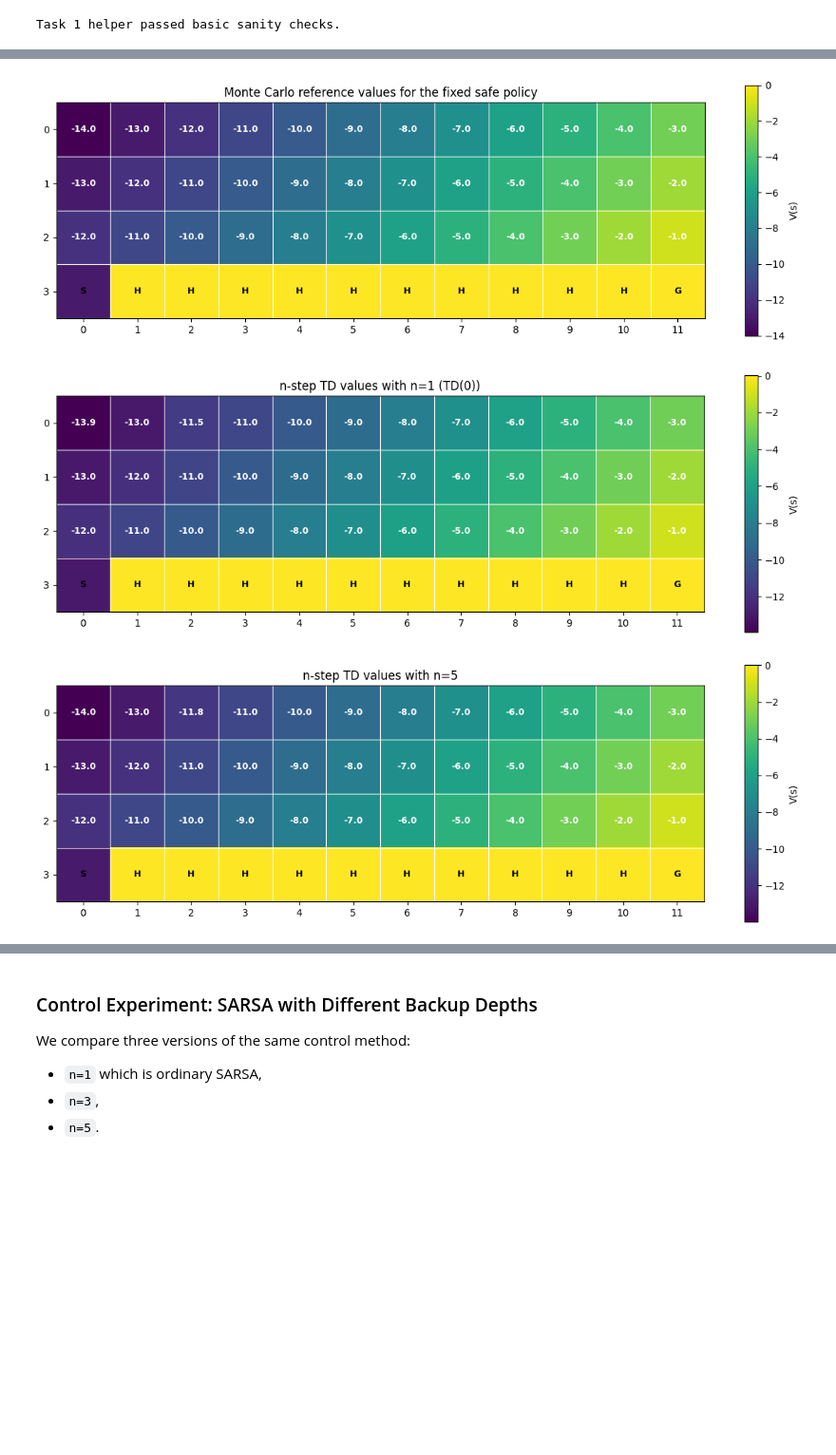
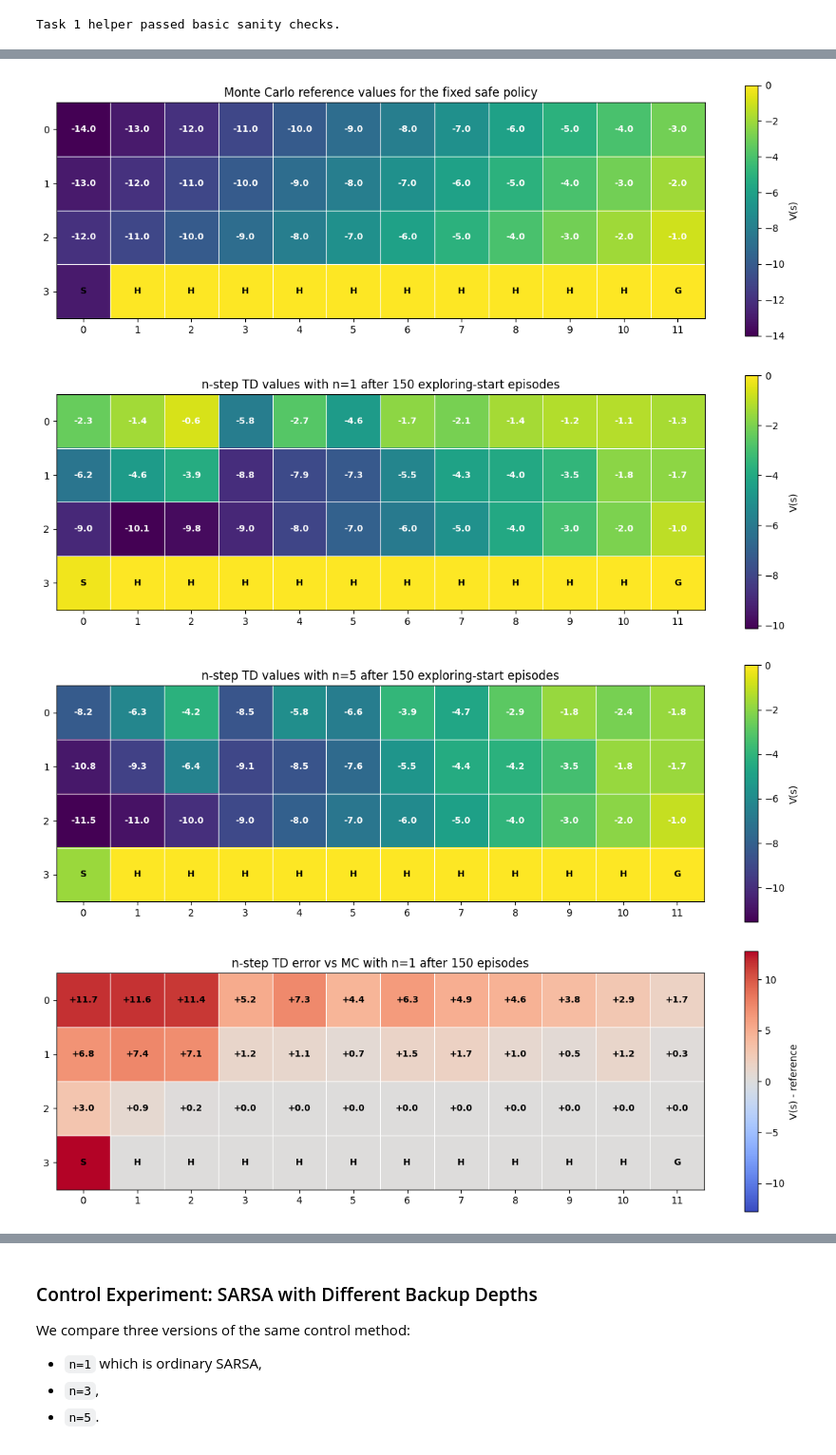
Before and after one commit to BartaZoltan/deep-reinforcement-learning-course, a Jupyter notebook: notebooks/sessions/5_n_step_td_eligibility_traces/n_step_td_eligibility_traces.ipynb, the cells around one changed output, grey strips where cells are left out. Shown at 95% size. Saved outputs shown, nothing was run; the diff lists cells and outputs as text; code cells hidden in the pictures; blank space fills up the shorter version.

Commit message:
Added session 5

```diff
--- a/notebooks/sessions/5_n_step_td_eligibility_traces/n_step_td_eligibility_traces.ipynb
+++ b/notebooks/sessions/5_n_step_td_eligibility_traces/n_step_td_eligibility_traces.ipynb
@@ -81,9 +122,8 @@ def _load_session5_utils():
 
 
 s5u = _load_session5_utils()
-s4u = s5u.load_session4_utils()
 SEED = 42
-s4u.set_seed(SEED)
+s5u.set_seed(SEED)
 # %% [output]
 Generator(PCG64) at 0x...
 # %% [markdown]
@@ -339,5 +453,6 @@ A Monte Carlo estimate of the same fixed policy is used as a reference value fun
 # %%
 gamma = 1.0
+heatmap_episodes = 150
 
 v_mc_ref = mc_state_value_prediction(
     env_cliff,
@@ -351,6 +466,7 @@ v_mc_ref = mc_state_value_prediction(
 
 prediction_histories = {}
 prediction_values = {}
+prediction_mae = {}
 
 for n in [1, 3, 5]:
     V_standard, hist = n_step_td_prediction(
@@ -373,15 +489,18 @@ for n in [1, 3, 5]:
         n=n,
         alpha=0.20,
         gamma=gamma,
-        n_episodes=1200,
+        n_episodes=heatmap_episodes,
         max_steps=50,
         exploring_starts=True,
         seed=SEED,
     )
     prediction_values[n] = V_explore
+    prediction_mae[f'n={n}'] = float(np.mean(np.abs(V_explore - v_mc_ref)))
 
 mc_start_reference = float(v_mc_ref[s5u.START_STATE])
 print('Monte Carlo reference for the CliffWalking start state:', round(mc_start_reference, 3))
+print(f'Using {heatmap_episodes} exploring-start episodes for the value maps.')
+print('Mean absolute error vs MC:', {k: round(v, 3) for k, v in prediction_mae.items()})
 
 s5u.plot_many_curves(
     prediction_histories,
@@ -391,8 +510,25 @@ s5u.plot_many_curves(
     hline_label='MC reference',
 )
 
-s4u.plot_cliffwalking_values(v_mc_ref, title='Monte Carlo reference values for the fixed safe policy')
-s4u.plot_cliffwalking_values(prediction_values[1], title='n-step TD values with n=1 (TD(0))')
-s4u.plot_cliffwalking_values(prediction_values[5], title='n-step TD values with n=5')
+s5u.plot_cliffwalking_values(v_mc_ref, title='Monte Carlo reference values for the fixed safe policy')
+s5u.plot_cliffwalking_values(
+    prediction_values[1],
+    title=f'n-step TD values with n=1 after {heatmap_episodes} exploring-start episodes',
+)
+s5u.plot_cliffwalking_values(
+    prediction_values[5],
+    title=f'n-step TD values with n=5 after {heatmap_episodes} exploring-start episodes',
+)
+
+s5u.plot_cliffwalking_value_difference(
+    prediction_values[1],
+    v_mc_ref,
+    title=f'n-step TD error vs MC with n=1 after {heatmap_episodes} episodes',
+)
+s5u.plot_cliffwalking_value_difference(
+    prediction_values[5],
+    v_mc_ref,
+    title=f'n-step TD error vs MC with n=5 after {heatmap_episodes} episodes',
+)
 # %% [output]
 Monte Carlo reference for the CliffWalking start state: -13.0
@@ -399,4 +537,5 @@ Monte Carlo reference for the CliffWalking start state: -13.0
 [figure]
 [figure]
-[figure, old version]
+[figure, new version]
-[figure, old version]
+[figure, new version]
+[figure, added]
```
Also changed, not shown: parts of 30 cells of this notebook, 28 other files.
